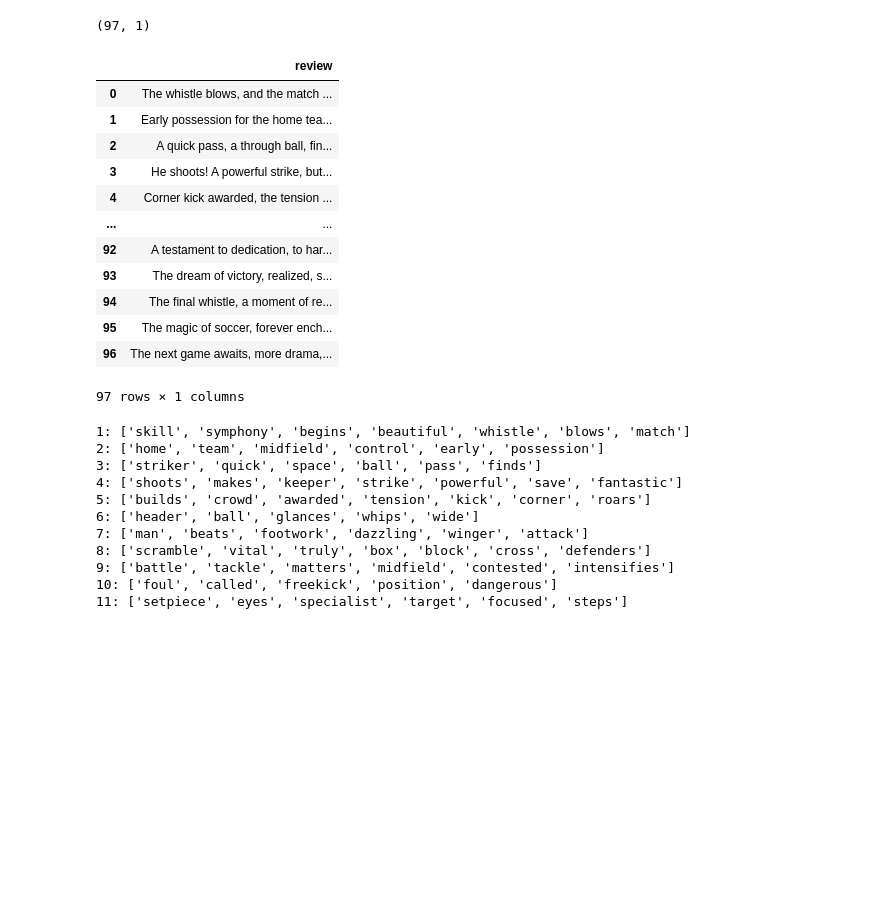
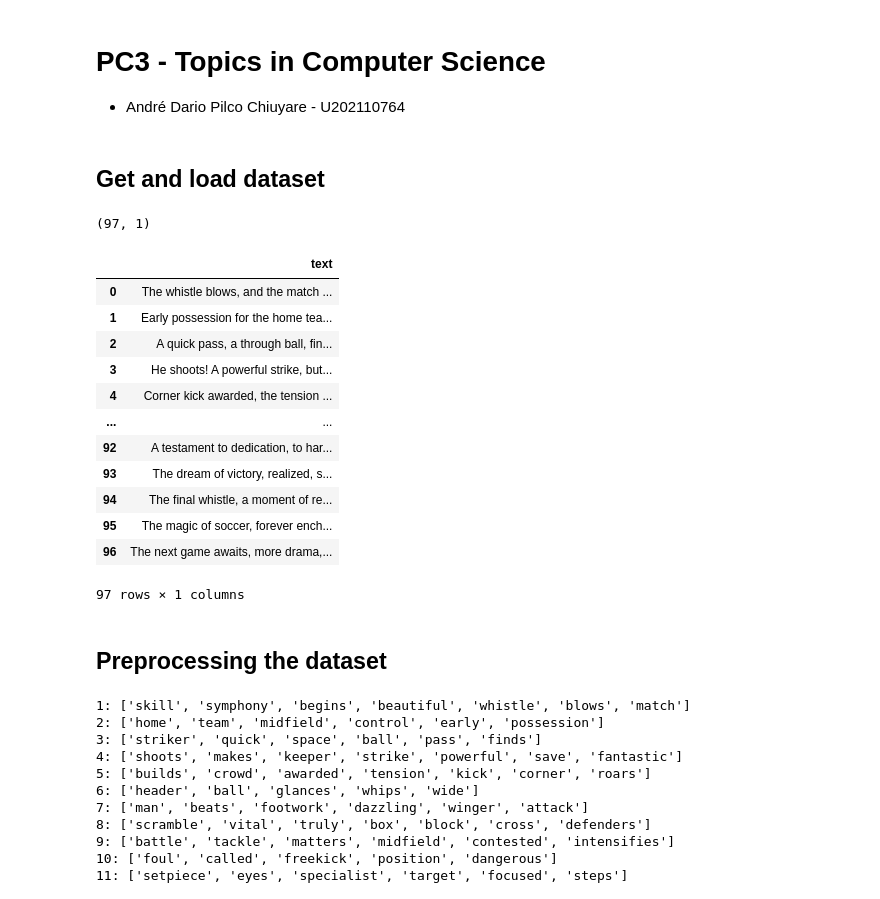
Before and after one commit to AndrePilcoChiuyare/topics-in-computer-science-pc3, a Jupyter notebook: pc3.ipynb, the cells around one changed output. Saved outputs shown, nothing was run; the diff lists cells and outputs as text; code cells hidden in the pictures; blank space fills up the shorter version.

```diff
--- a/pc3.ipynb
+++ b/pc3.ipynb
@@ -1,3 +1,6 @@
+# %% [markdown]
+# PC3 - Topics in Computer Science
+- André Dario Pilco Chiuyare - U202110764
 # %%
 import pandas as pd
 import numpy as np
@@ -9,9 +12,11 @@ from spacy.lang.en import stop_words
 nlp = spacy.load('en_core_web_sm')
 from ortools.linear_solver import pywraplp
 from bs4 import BeautifulSoup
+# %% [markdown]
+## Get and load dataset
 # %%
 data = {
-  "review": [
+  "text": [
 "The whistle blows, and the match begins, a symphony of skill, a beautiful match.",
     "Early possession for the home team, they control the midfield, always in control for the home team.",
     "A quick pass, a through ball, finds the striker in space, so much space for the striker.",
@@ -90,35 +95,34 @@ data = {
     "A final attack for the away team, a hopeful cross, so hopeful, the away team's cross.",
     "Defenders head it clear, no danger, well defended, no danger at all.",
     "The whistle blows! Full-time! A deserved victory, well deserved, full-time victory.",
     "The players embrace, tired but triumphant, so triumphant.",
     "The crowd applauds, appreciating the effort, the skill, so much skill.",
     "A clean sheet for the home team, solid at the back, so solid, a clean sheet.",
     "The Man of the Match announced, a brilliant performance, truly brilliant, a brilliant performance.",
     "The post-match handshakes, respect between opponents, always respect.",
     "The victorious team salutes their fans, a lap of honor, so deserving, a lap of honor.",
     "Another memorable match, full of drama, full of excitement, so much excitement, this match.",
     "The passion of the game, truly captivating, so captivating, pure passion.",
     "The beautiful game, played with heart, with soul, so much soul and heart.",
     "Tactical masterclass from the coach, so clever, very clever, a true masterclass.",
     "The individual brilliance, shining through, so brilliant, individual brilliance.",
     "Teamwork at its finest, every player contributing, always contributing, teamwork at its finest.",
     "The roar of the crowd, an unforgettable sound, so unforgettable, that sound.",
     "The tension, the joy, the despair, all part of the game, every part of the game.",
     "A testament to dedication, to hard work, so much hard work, pure dedication.",
     "The dream of victory, realized, so realized, the dream of victory.",
     "The final whistle, a moment of relief, a moment of celebration, so much celebration and relief.",
     "The magic of soccer, forever enchanting, always enchanting, pure magic.",
     "The next game awaits, more drama, more excitement, always more."
   ]
 }
 
 df = pd.DataFrame(data)
-# df = pd.read_csv('IMDB Dataset.csv')
 print(df.shape)
 df.head(100)
 # %% [output]
 (97, 1)
-|  | review |
+|  | text |
 | 0 | The whistle blows, and the match ... |
 | 1 | Early possession for the home tea... |
 | 2 | A quick pass, a through ball, fin... |
@@ -138,3 +138,5 @@ df.columns = ['text']
+# %% [markdown]
+## Preprocessing the dataset
 # %%
 def tokenize(text):
     if not isinstance(text, str):
```
Also changed, not shown: parts of 8 cells of this notebook.
